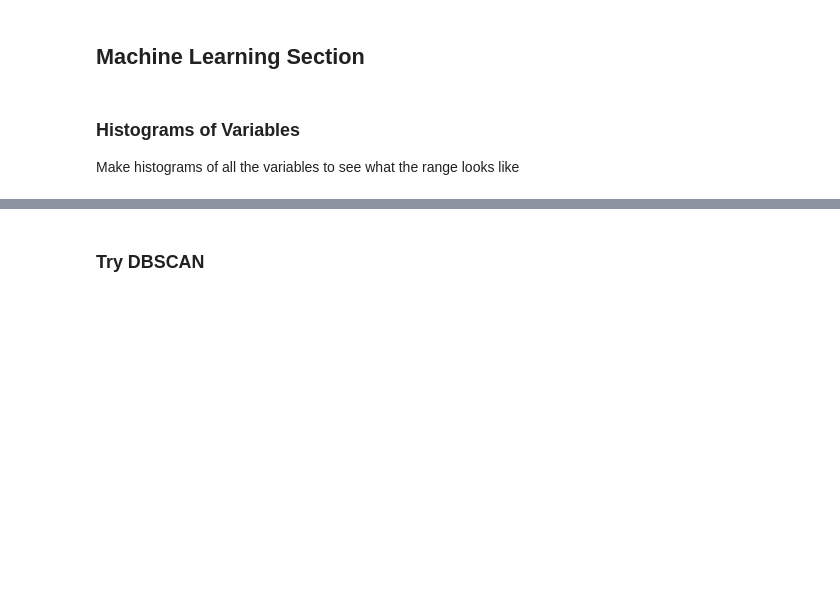
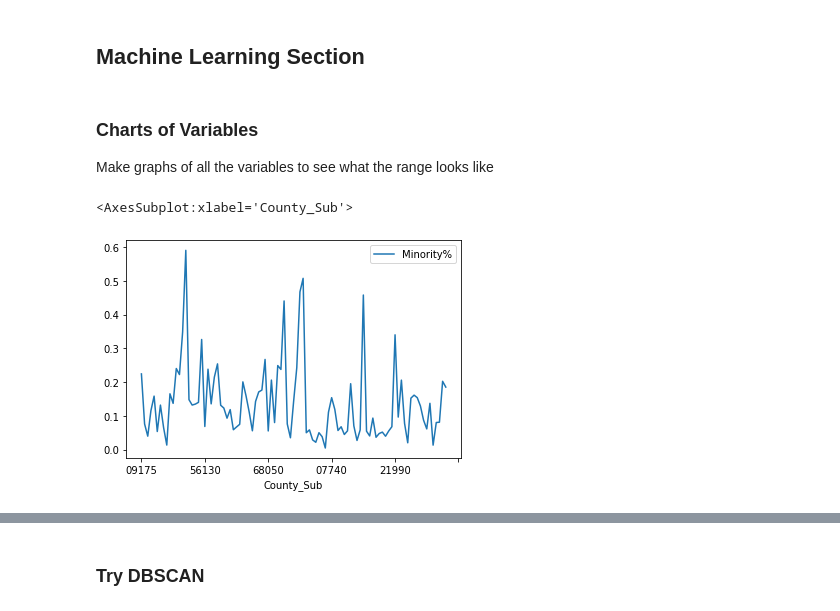
Before and after one commit to mmatkinson7/EquityMLMPO, a Jupyter notebook: ML_Equity_MPO.ipynb, the cells around one changed output, grey strips where cells are left out. Saved outputs shown, nothing was run; the diff lists cells and outputs as text; code cells hidden in the pictures; blank space fills up the shorter version.

```diff
--- a/ML_Equity_MPO.ipynb
+++ b/ML_Equity_MPO.ipynb
@@ -267,7 +281,7 @@ acsDF['pov%'] = acsDF['POV#']/acsDF['TotalPopulation']
 cousub= gpd.read_file(r'C:\Users\AtkinsonM\OneDrive - Commonwealth of Massachusetts\Documents\Jupyter_Home\tl_2010_25_cousub10')
 
 #get area in sq miles (default to square meters because of CRS)
-cousub['Area'] = cousub.area*0.00000038610215855
+cousub['Area'] = cousub['ALAND10']*0.00000038610
 # %%
 #make a join field for bringing in the area from shapefile
 acsDF['County_Sub'] = acsDF.muni.astype(str).str.slice(-5, None)
@@ -306,5 +303,5 @@ Notes:
 # %% [markdown]
 ## Machine Learning Section
 # %% [markdown]
-### Histograms of Variables
-Make histograms of all the variables to see what the range looks like
+### Charts of Variables
+Make graphs of all the variables to see what the range looks like
@@ -316,0 +308,6 @@ Make histograms of all the variables to see what the range looks like
+# %%
+# Minority %
+allvarDF[['County_Sub','Minority%']].set_index('County_Sub').plot(kind='line')
+# %% [output]
+<AxesSubplot:xlabel='County_Sub'>
+[figure, added]
```
Also changed, not shown: parts of 28 cells of this notebook.
